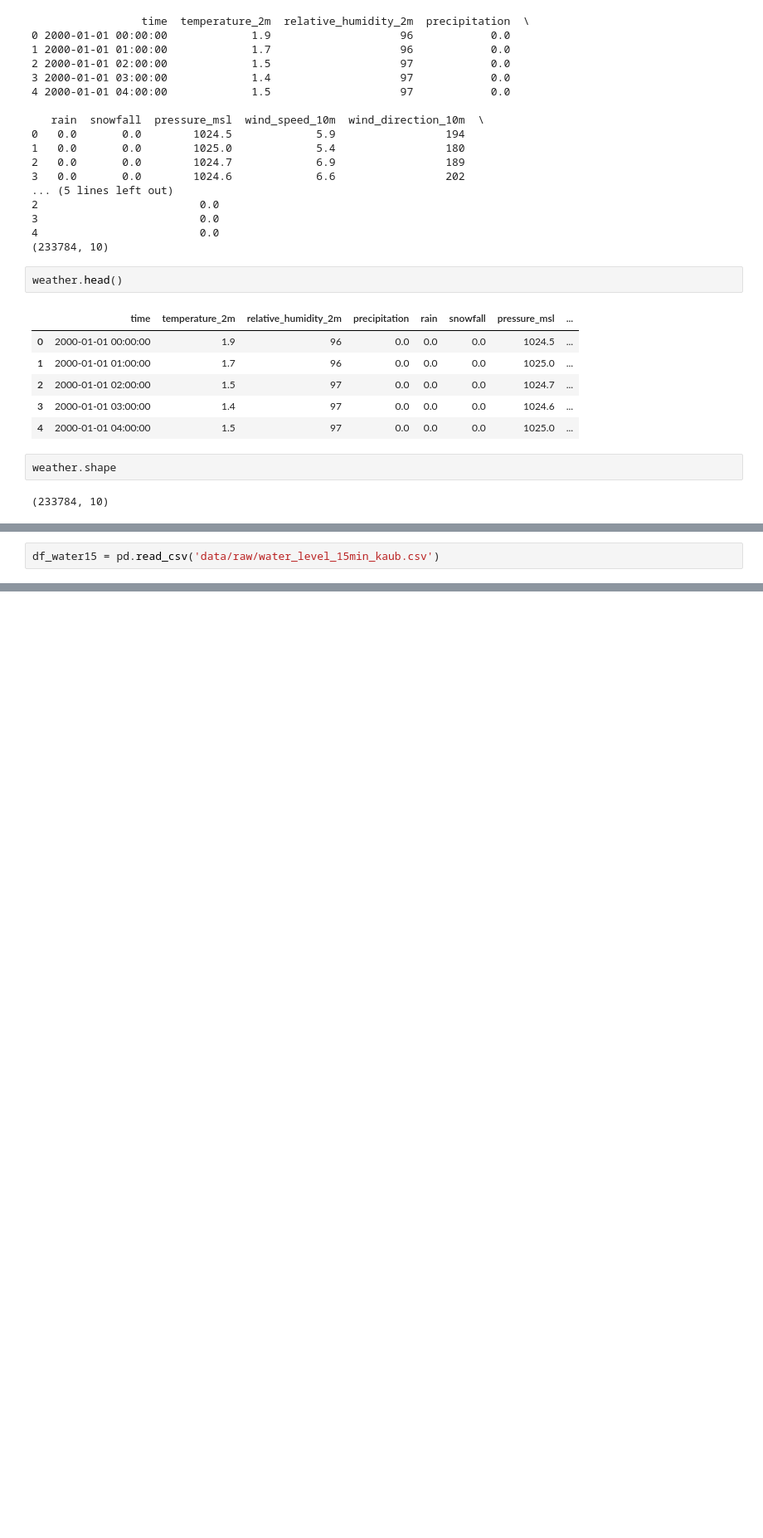
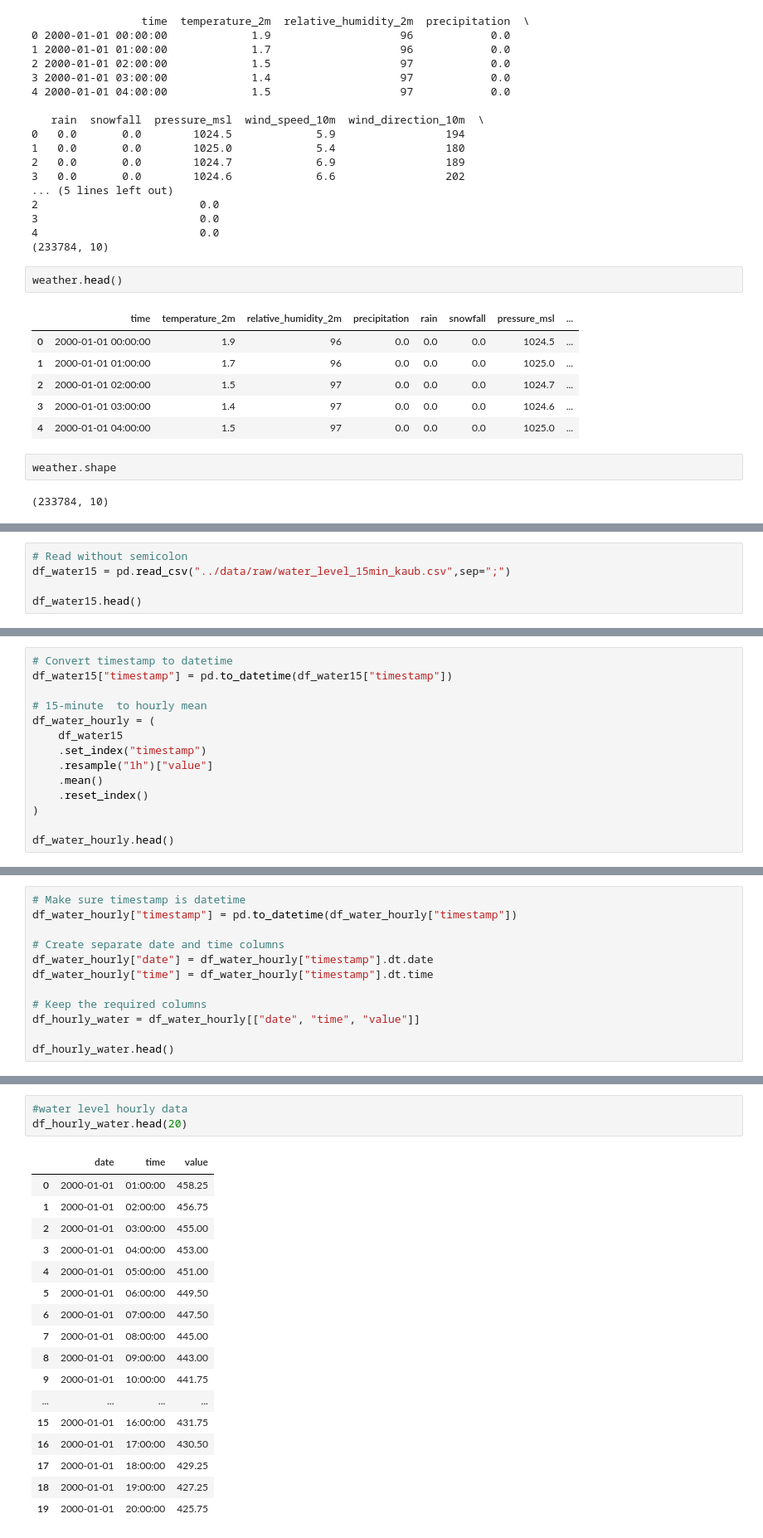
Before and after one commit to PrithviHe/Rhine-cargo-advisor, a Jupyter notebook: notebooks/Data_import.ipynb, the cells around one changed output, grey strips where cells are left out. Shown at 83% size. Drawn from its saved outputs; the diff is of its cells as text; blank space fills up the shorter version.

Commit message:
Add data import and preprocessing notebook

```diff
--- a/notebooks/Data_import.ipynb
+++ b/notebooks/Data_import.ipynb
@@ -70,3 +98,6 @@ weather.shape
 # %%
-df_water15 = pd.read_csv('data/raw/water_level_15min_kaub.csv')
+# Read without semicolon
+df_water15 = pd.read_csv("../data/raw/water_level_15min_kaub.csv",sep=";")
+
+df_water15.head()
 # %% [output]
@@ -73,0 +110,14 @@ FileNotFoundError: [Errno 2] No such file or directory: 'data/raw/water_level_15
+# %%
+# Convert timestamp to datetime
+df_water15["timestamp"] = pd.to_datetime(df_water15["timestamp"])
+
+# 15-minute  to hourly mean
+df_water_hourly = (
+    df_water15
+    .set_index("timestamp")
+    .resample("1h")["value"]
+    .mean()
+    .reset_index()
+)
+
+df_water_hourly.head()
@@ -73,0 +131,12 @@ FileNotFoundError: [Errno 2] No such file or directory: 'data/raw/water_level_15
+# %%
+# Make sure timestamp is datetime
+df_water_hourly["timestamp"] = pd.to_datetime(df_water_hourly["timestamp"])
+
+# Create separate date and time columns
+df_water_hourly["date"] = df_water_hourly["timestamp"].dt.date
+df_water_hourly["time"] = df_water_hourly["timestamp"].dt.time
+
+# Keep the required columns
+df_hourly_water = df_water_hourly[["date", "time", "value"]]
+
+df_hourly_water.head()
@@ -73,0 +206,21 @@ FileNotFoundError: [Errno 2] No such file or directory: 'data/raw/water_level_15
+# %%
+#water level hourly data
+df_hourly_water.head(20)
+# %% [output]
+|  | date | time | value |
+| 0 | 2000-01-01 | 01:00:00 | 458.25 |
+| 1 | 2000-01-01 | 02:00:00 | 456.75 |
+| 2 | 2000-01-01 | 03:00:00 | 455.00 |
+| 3 | 2000-01-01 | 04:00:00 | 453.00 |
+| 4 | 2000-01-01 | 05:00:00 | 451.00 |
+| 5 | 2000-01-01 | 06:00:00 | 449.50 |
+| 6 | 2000-01-01 | 07:00:00 | 447.50 |
+| 7 | 2000-01-01 | 08:00:00 | 445.00 |
+| 8 | 2000-01-01 | 09:00:00 | 443.00 |
+| 9 | 2000-01-01 | 10:00:00 | 441.75 |
+| ... | ... | ... | ... |
+| 15 | 2000-01-01 | 16:00:00 | 431.75 |
+| 16 | 2000-01-01 | 17:00:00 | 430.50 |
+| 17 | 2000-01-01 | 18:00:00 | 429.25 |
+| 18 | 2000-01-01 | 19:00:00 | 427.25 |
+| 19 | 2000-01-01 | 20:00:00 | 425.75 |
```
Also changed, not shown: parts of 20 cells of this notebook.
